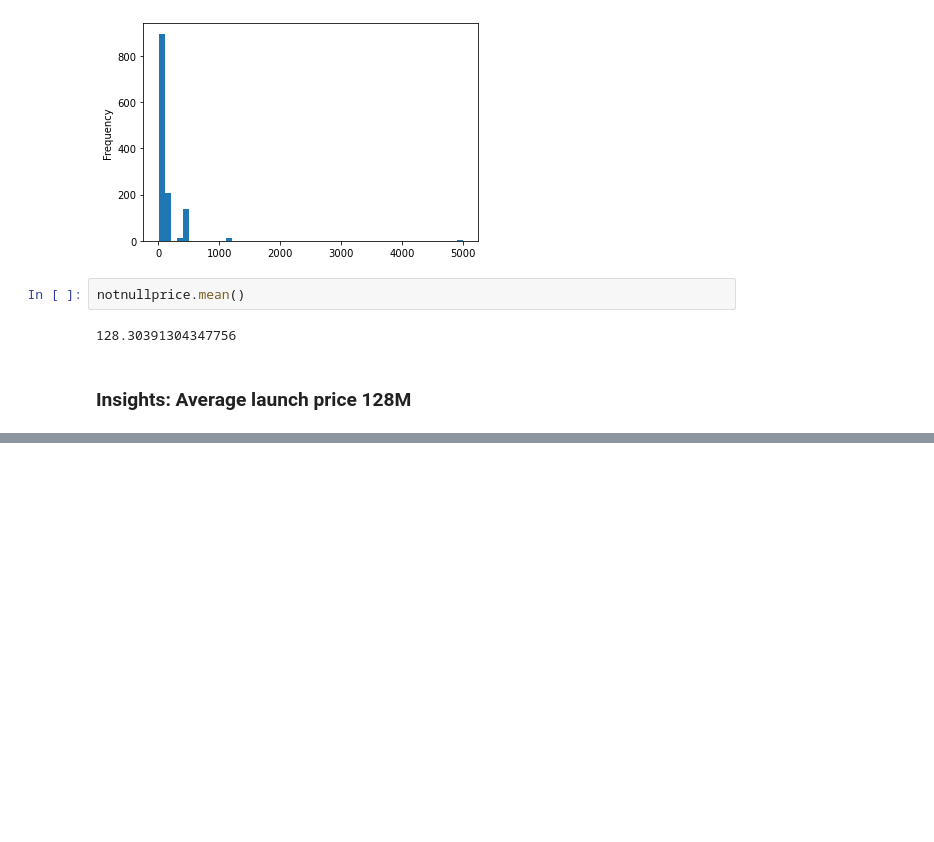
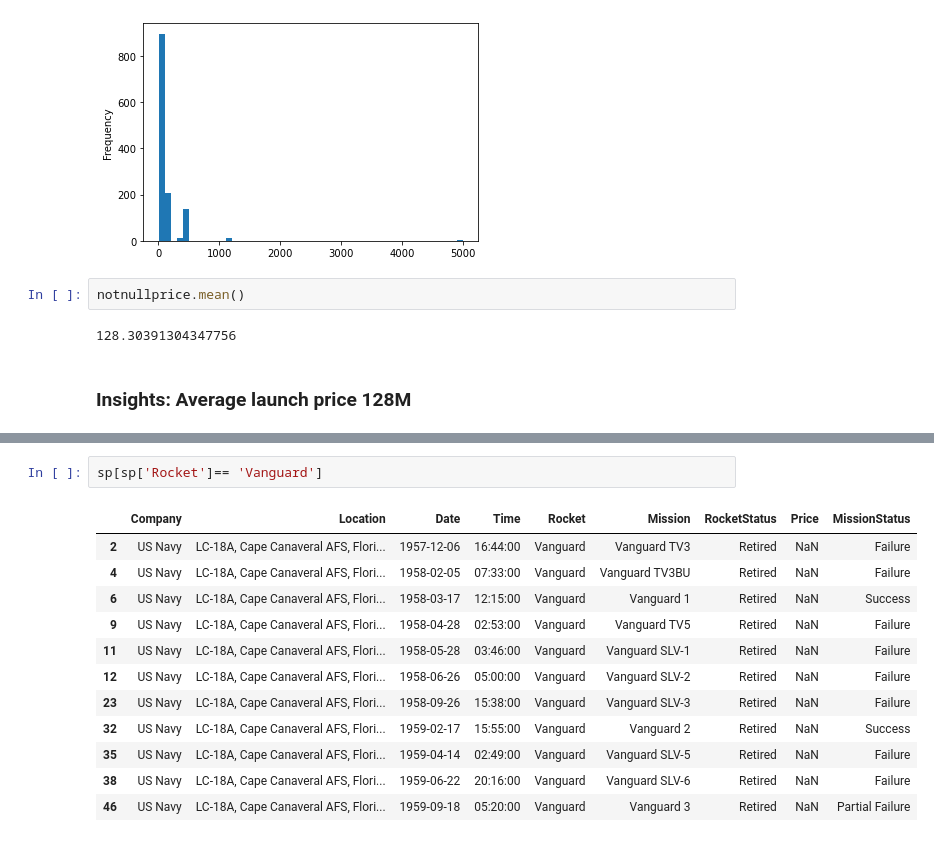
Before and after one commit to RahulRajdkp/Data-Analysis, a Jupyter notebook: EDA_Space_dataset.ipynb, the cells around one changed output, grey strips where cells are left out. Cells and saved outputs as stored; diff of their text form; blank space fills up the shorter version.

```diff
--- a/EDA_Space_dataset.ipynb
+++ b/EDA_Space_dataset.ipynb
@@ -759,0 +776,15 @@ notnullprice.mean()
+# %%
+sp[sp['Rocket']== 'Vanguard']
+# %% [output]
+|  | Company | Location | Date | Time | Rocket | Mission | RocketStatus | Price | MissionStatus |
+| 2 | US Navy | LC-18A, Cape Canaveral AFS, Flori... | 1957-12-06 | 16:44:00 | Vanguard | Vanguard TV3 | Retired | NaN | Failure |
+| 4 | US Navy | LC-18A, Cape Canaveral AFS, Flori... | 1958-02-05 | 07:33:00 | Vanguard | Vanguard TV3BU | Retired | NaN | Failure |
+| 6 | US Navy | LC-18A, Cape Canaveral AFS, Flori... | 1958-03-17 | 12:15:00 | Vanguard | Vanguard 1 | Retired | NaN | Success |
+| 9 | US Navy | LC-18A, Cape Canaveral AFS, Flori... | 1958-04-28 | 02:53:00 | Vanguard | Vanguard TV5 | Retired | NaN | Failure |
+| 11 | US Navy | LC-18A, Cape Canaveral AFS, Flori... | 1958-05-28 | 03:46:00 | Vanguard | Vanguard SLV-1 | Retired | NaN | Failure |
+| 12 | US Navy | LC-18A, Cape Canaveral AFS, Flori... | 1958-06-26 | 05:00:00 | Vanguard | Vanguard SLV-2 | Retired | NaN | Failure |
+| 23 | US Navy | LC-18A, Cape Canaveral AFS, Flori... | 1958-09-26 | 15:38:00 | Vanguard | Vanguard SLV-3 | Retired | NaN | Failure |
+| 32 | US Navy | LC-18A, Cape Canaveral AFS, Flori... | 1959-02-17 | 15:55:00 | Vanguard | Vanguard 2 | Retired | NaN | Success |
+| 35 | US Navy | LC-18A, Cape Canaveral AFS, Flori... | 1959-04-14 | 02:49:00 | Vanguard | Vanguard SLV-5 | Retired | NaN | Failure |
+| 38 | US Navy | LC-18A, Cape Canaveral AFS, Flori... | 1959-06-22 | 20:16:00 | Vanguard | Vanguard SLV-6 | Retired | NaN | Failure |
+| 46 | US Navy | LC-18A, Cape Canaveral AFS, Flori... | 1959-09-18 | 05:20:00 | Vanguard | Vanguard 3 | Retired | NaN | Partial Failure |
```
Also changed, not shown: parts of 24 cells of this notebook.
